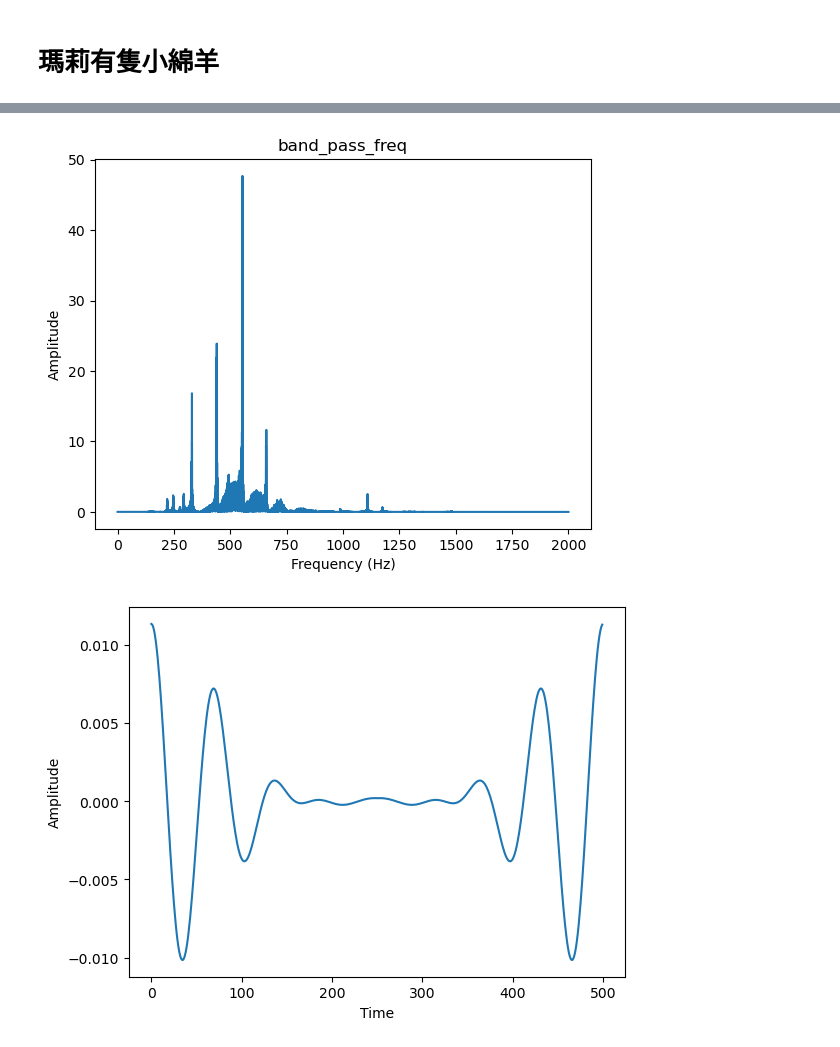
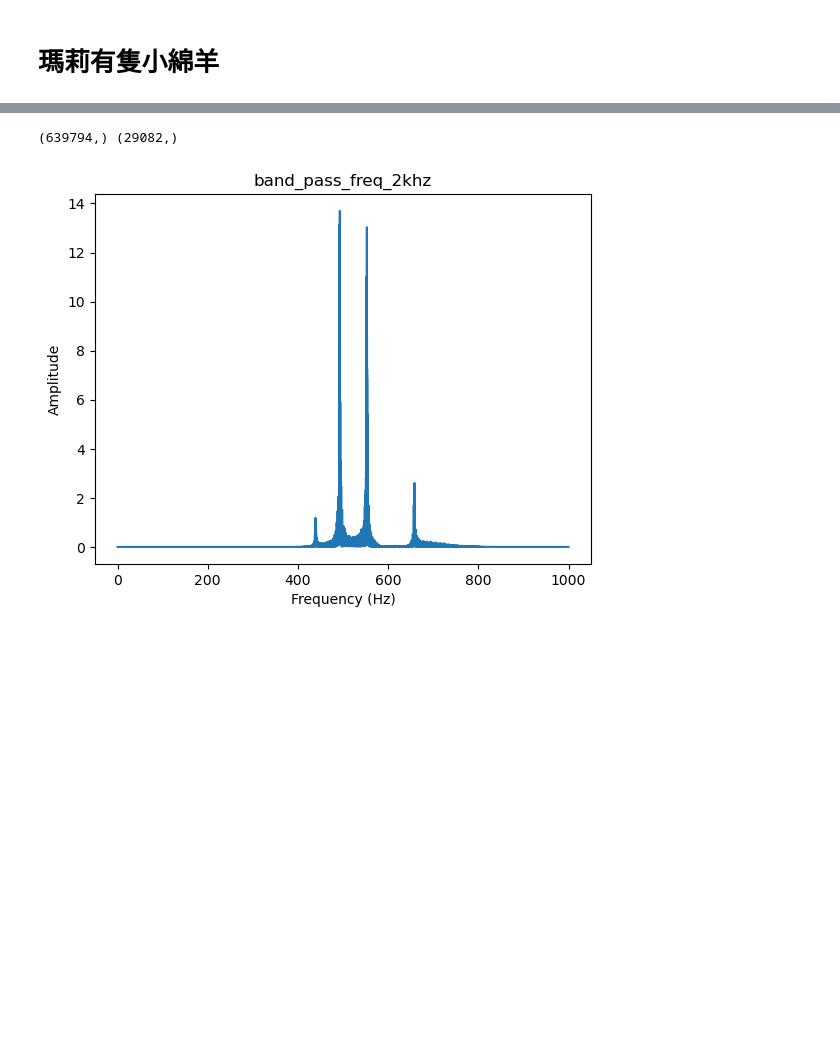
Before and after one commit to 108062138/multimedia-hw2, a Jupyter notebook: Q2/2.ipynb, the cells around one changed output, grey strips where cells are left out. Saved outputs shown, nothing was run; the diff lists cells and outputs as text; code cells hidden in the pictures; blank space fills up the shorter version.

```diff
--- a/Q2/2.ipynb
+++ b/Q2/2.ipynb
@@ -114,12 +114,13 @@ def multiple_fold_echo(input_audio, delay, gain):
             res[i] = input_audio[i]
     return res
 def down_sampling(input_audio, sampling_rate, new_sampling_rate):
-    res_len = int(input_audio.shape[0]/sampling_rate*new_sampling_rate)
-    res = np.zeros(res_len)
-    for i in range(res_len):
-        lb = int(i*sampling_rate/new_sampling_rate)
-        rb = int((i+1)*sampling_rate/new_sampling_rate)
-        res[i] = input_audio[lb:rb].mean()
+    res = []
+    target = int(sampling_rate/new_sampling_rate)
+    for i in range(input_audio.shape[0]):
+        if i%target == 0:
+            res.append(input_audio[i])
+    res = np.array(res)
+    print(input_audio.shape, res.shape)
     return res
 def time_domain(input_audio, filename):
     plt.plot(input_audio)
@@ -136,6 +139,7 @@ freq_domain(input_audio=input_audio, f_sampling_rate=sampling_rate, filename='in
 # %%
 my_low_pass_filter = low_pass_filter(f_cutoff=350, f_sampling_rate=sampling_rate, N = 800, window_type='blackman')
 res = masking(input_audio=input_audio, my_filter=my_low_pass_filter, N=800)
+tmp = res.copy()
 freq_domain(input_audio=res, f_sampling_rate=sampling_rate, filename='low_pass_freq')
 time_domain(input_audio=my_low_pass_filter, filename='low_pass_filter')
 video_saver(input_audio=res, sampling_rate=sampling_rate, filename='.\\output\\low_pass.wav')
@@ -143,6 +147,10 @@ one_fold_res = one_fold_echo(input_audio=res, delay=1000, gain=0.5)
 multi_fold_res = multiple_fold_echo(input_audio=res, delay=1000, gain=0.5)
 video_saver(input_audio=one_fold_res, sampling_rate=sampling_rate, filename='.\\output\\low_pass_one_fold.wav')
 video_saver(input_audio=multi_fold_res, sampling_rate=sampling_rate, filename='.\\output\\low_pass_multi_fold.wav')
+new_sampling_rate = 2000
+down_sampling_res = down_sampling(input_audio=tmp, sampling_rate=sampling_rate, new_sampling_rate=new_sampling_rate)
+freq_domain(input_audio=down_sampling_res, f_sampling_rate=new_sampling_rate, filename='low_pass_freq_2khz')
+video_saver(input_audio=down_sampling_res, sampling_rate=new_sampling_rate, filename='.\\output\\low_pass_2khz.wav')
 # %% [output]
 [figure]
 [figure]
@@ -156,10 +166,16 @@ f_cutoff = 900
 for name in lib:
     my_high_pass_filter = high_pass_filter(f_cutoff=f_cutoff, f_sampling_rate=sampling_rate, N = N, window_type=name)
     res = masking(input_audio=input_audio, my_filter=my_high_pass_filter, N = N)
+    tmp = res.copy()
     freq_domain(input_audio=res, f_sampling_rate=sampling_rate, filename='high_pass_freq')
     time_domain(input_audio=my_high_pass_filter, filename='high_pass_filter')
     save_name = '.\\output\\high_pass_'+ name +'.wav'
     video_saver(input_audio=res, sampling_rate=sampling_rate, filename=save_name)
+
+    new_sampling_rate = 2000
+    down_sampling_res = down_sampling(input_audio=tmp, sampling_rate=sampling_rate, new_sampling_rate=new_sampling_rate)
+    freq_domain(input_audio=down_sampling_res, f_sampling_rate=new_sampling_rate, filename='high_pass_freq_2khz')
+    video_saver(input_audio=down_sampling_res, sampling_rate=new_sampling_rate, filename='.\\output\\high_pass_2khz.wav')
 # %% [output]
 [figure]
 [figure]
@@ -166,20 +184,27 @@ for name in lib:
 # %% [markdown]
 # 瑪莉有隻小綿羊
 # %%
-lib = ['rectangular', 'hamming', 'hanning', 'blackman']
-#lib = ['blackman']
+#lib = ['rectangular', 'hamming', 'hanning', 'blackman']
+lib = ['blackman']
 N = 500
 f_cutoff_low = 500
 f_cutoff_high = 750
+offset = 100
 for name in lib:
-    hpf = high_pass_filter(f_cutoff=f_cutoff_low, f_sampling_rate=sampling_rate, N = N, window_type=name)
-    lpf = low_pass_filter(f_cutoff=f_cutoff_high, f_sampling_rate=sampling_rate, N = N, window_type=name)
+    hpf = high_pass_filter(f_cutoff=f_cutoff_low + offset, f_sampling_rate=sampling_rate, N = N, window_type=name)
+    lpf = low_pass_filter(f_cutoff=f_cutoff_high -offset, f_sampling_rate=sampling_rate, N = N, window_type=name)
     my_band_pass_filter = band_pass_filter(f_cutoff_low=f_cutoff_low,f_cutoff_high=f_cutoff_high, f_sampling_rate=sampling_rate, N = N, window_type=name)
     res = masking(input_audio=input_audio, my_filter=my_band_pass_filter, N=N)
     res = masking(input_audio=res, my_filter=hpf, N=N)
     res = masking(input_audio=res, my_filter=lpf, N=N)
+    tmp = res.copy()
     freq_domain(input_audio=res, f_sampling_rate=sampling_rate, filename='band_pass_freq')
     time_domain(input_audio=my_band_pass_filter, filename='band_pass_filter')
     save_name = '.\\output\\band_pass_'+ name +'.wav'
     video_saver(input_audio=res, sampling_rate=sampling_rate, filename=save_name)
+
+    new_sampling_rate = 2000
+    down_sampling_res = down_sampling(input_audio=tmp, sampling_rate=sampling_rate, new_sampling_rate=new_sampling_rate)
+    freq_domain(input_audio=down_sampling_res, f_sampling_rate=new_sampling_rate, filename='band_pass_freq_2khz')
+    video_saver(input_audio=down_sampling_res, sampling_rate=new_sampling_rate, filename='.\\output\\band_pass_2khz.wav')
 # %% [output]
@@ -188,2 +213,2 @@ for name in lib:
+(639794,) (29082,)
-[figure, old version]
+[figure, new version]
-[figure, removed]
```
Also changed, not shown: parts of 4 cells of this notebook.
